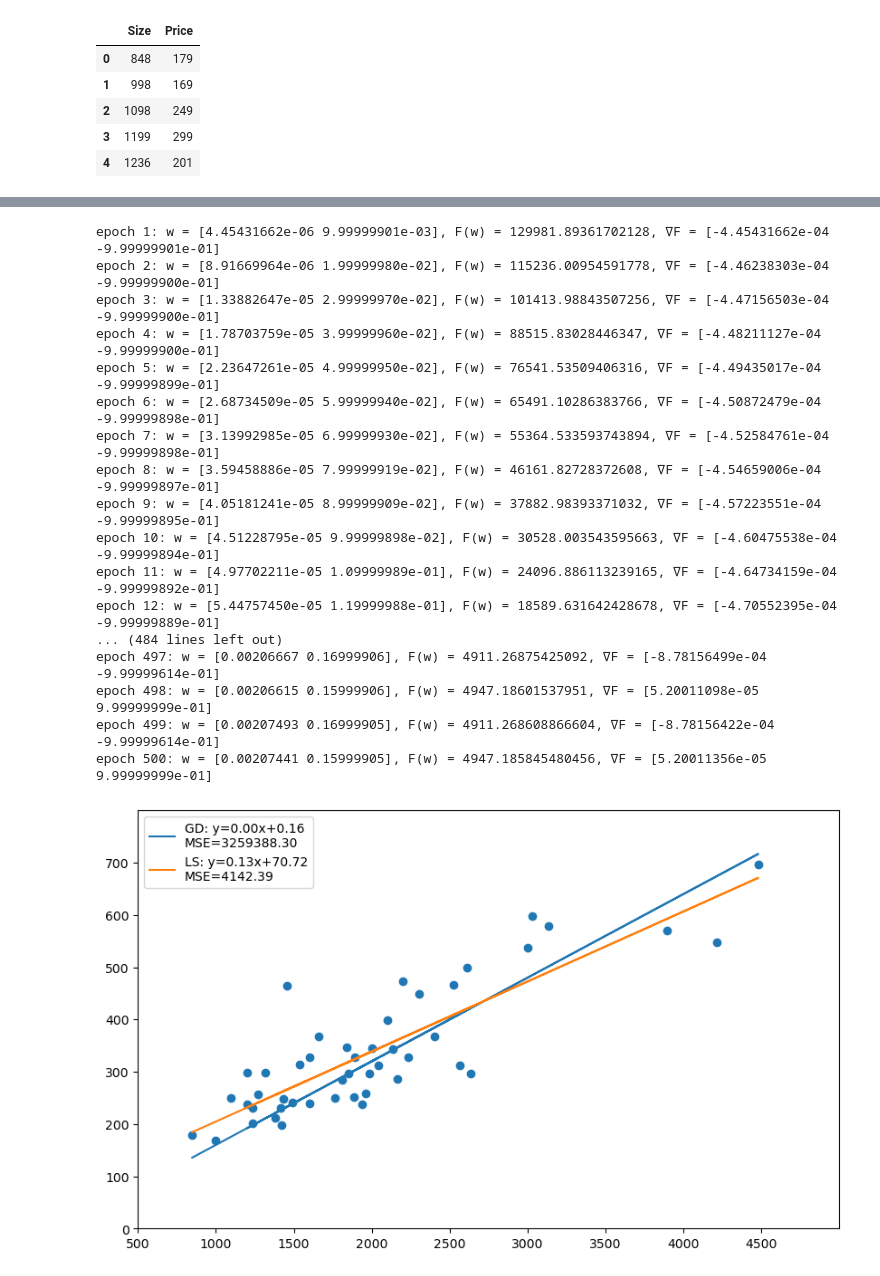
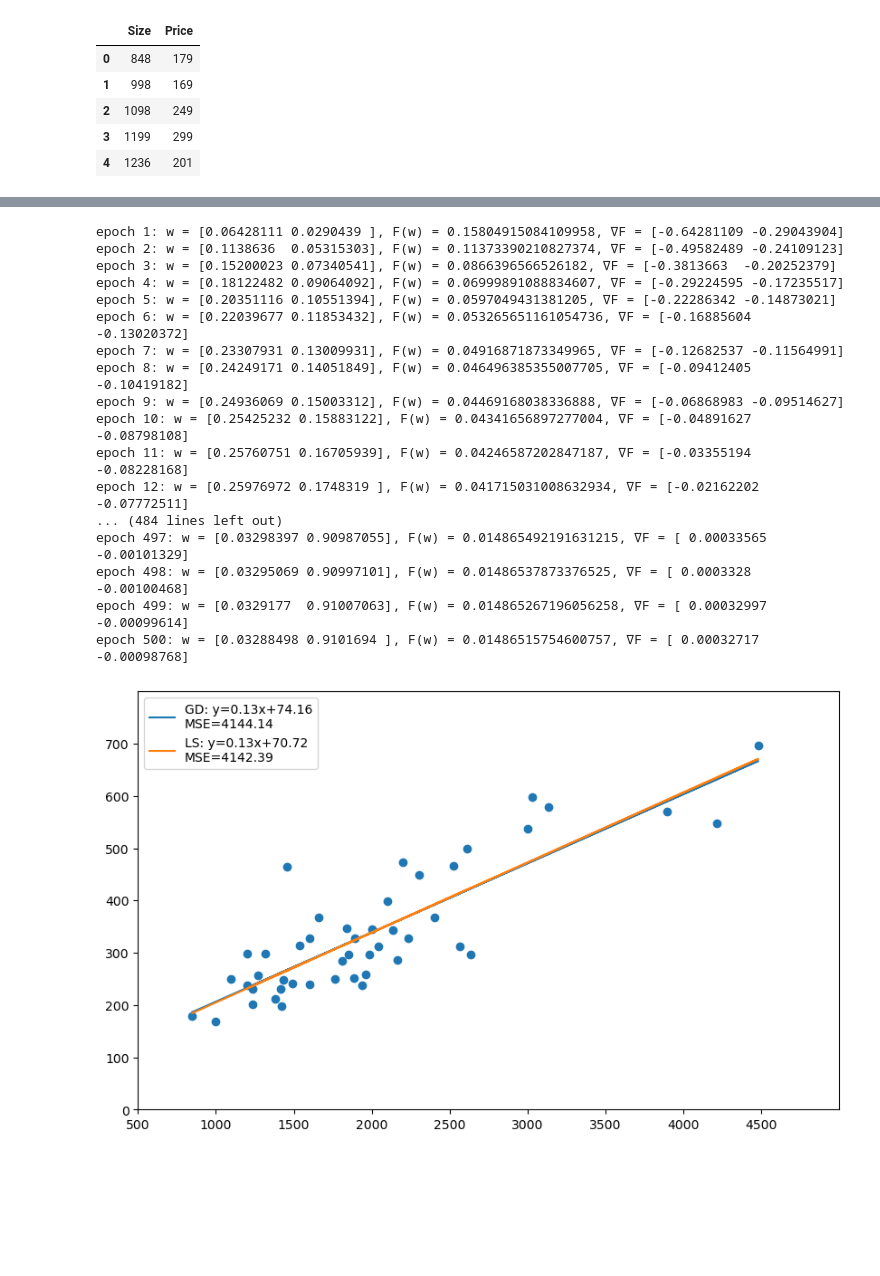
Before and after one commit to samkivioja/Regression-Models, a Jupyter notebook: regression.ipynb, the cells around one changed output, grey strips where cells are left out. Drawn from its saved outputs; the diff is of its cells as text; code cells hidden in the pictures; blank space fills up the shorter version.

```diff
--- a/regression.ipynb
+++ b/regression.ipynb
@@ -5,6 +7,6 @@ import matplotlib.pyplot as plt
 # %%
 # Function to calculate regression line (slope and intercept)
-def linRegression(x, y):
+def linRegress(x, y):
     """
     Calculate the slope and intercept of the regression line using the least squares method.
     Also returns the Mean Squared Error
@@ -59,7 +61,7 @@ y = ice_cream_df['Sales']
 # Calculate variance
 variance = np.mean((y - np.mean(y))**2)
 # Calculate the regression line
-y_pred, slope, intercept, mse = linRegression(x, y)
+y_pred, slope, intercept, mse = linRegress(x, y)
 
 # Plot the data
 fig, ax = plt.subplots(figsize=(6, 4))
@@ -125,7 +127,7 @@ for i, (key, data) in enumerate(anscombes.items()):
     ax[i].scatter(x, y, color='orange', s=80)
 
     # Calculate regression line
-    _, slope, intercept, mse = linRegression(x, y)
+    _, slope, intercept, mse = linRegress(x, y)
 
     ax[i].set_xlim(2, 20)
     x_min, x_max = ax[i].get_xlim()
@@ -419,38 +443,57 @@ epoch 26: w = [1.98759169e-04 1.99999934e-01], F(w) = 24096.883231038748, ∇F
 # %%
 _, ax = plt.subplots(figsize=(10,6))
 
 plt.scatter(house_df["Size"], house_df["Price"])
 
 ax.set_xlim(500, 5000)
 ax.set_ylim(0, 800)
 ax.set_xticks(range(500, 5000, 500))
 ax.set_yticks(range(0, 800, 100))
 
-y_pred, weights = linRegressGD((house_df["Size"], house_df["Price"]), 0.01, 500, clipnorm=1.0, results=True)
-mse = np.mean((y_pred - size) ** 2)
+# Normalize both input and output data
+x_normalized, x_min, x_max = normalize(house_df["Size"])
+y_normalized, y_min, y_max = normalize(house_df["Price"])
+
+y_pred_normalized, optimized_weights = linRegressGD(
+    (x_normalized, y_normalized),
+    eta=0.1,
+    epochs=500,
+    clipnorm=10.0,
+    results=True
+)
+# Denormalize predictions
+y_pred = denormalize(y_pred_normalized, y_min, y_max)
+
+# Denormalize weigths
+weights = np.copy(optimized_weights)[::-1] # Reverse order
+weights[0] *= (y_max - y_min) / (x_max - x_min)
+weights[1] = weights[1] * (y_max - y_min) + y_min - weights[0] * x_min
+
+mse = MSE(y_pred, (house_df["Size"], house_df["Price"])) #np.mean((y_pred - size) ** 2)
 plt.plot(house_df["Size"], y_pred, label=f'GD: y={weights[0]:.2f}x+{weights[1]:.2f}\nMSE={mse:.2f}')
 
-y_pred, slope, intercept, mse = linRegression(house_df["Size"], house_df["Price"])
+y_pred, slope, intercept, mse = linRegress(house_df["Size"], house_df["Price"])
 plt.plot(house_df["Size"], y_pred, label=f'LS: y={slope:.2f}x+{intercept:.2f}\nMSE={mse:.2f}')
+
 
 plt.legend()
 plt.show()
 # %% [output]
-epoch 1: w = [4.45431662e-06 9.99999901e-03], F(w) = 129981.89361702128, ∇F = [-4.45431662e-04 -9.99999901e-01]
-epoch 2: w = [8.91669964e-06 1.99999980e-02], F(w) = 115236.00954591778, ∇F = [-4.46238303e-04 -9.99999900e-01]
-epoch 3: w = [1.33882647e-05 2.99999970e-02], F(w) = 101413.98843507256, ∇F = [-4.47156503e-04 -9.99999900e-01]
-epoch 4: w = [1.78703759e-05 3.99999960e-02], F(w) = 88515.83028446347, ∇F = [-4.48211127e-04 -9.99999900e-01]
-epoch 5: w = [2.23647261e-05 4.99999950e-02], F(w) = 76541.53509406316, ∇F = [-4.49435017e-04 -9.99999899e-01]
-epoch 6: w = [2.68734509e-05 5.99999940e-02], F(w) = 65491.10286383766, ∇F = [-4.50872479e-04 -9.99999898e-01]
-epoch 7: w = [3.13992985e-05 6.99999930e-02], F(w) = 55364.533593743894, ∇F = [-4.52584761e-04 -9.99999898e-01]
-epoch 8: w = [3.59458886e-05 7.99999919e-02], F(w) = 46161.82728372608, ∇F = [-4.54659006e-04 -9.99999897e-01]
-epoch 9: w = [4.05181241e-05 8.99999909e-02], F(w) = 37882.98393371032, ∇F = [-4.57223551e-04 -9.99999895e-01]
-epoch 10: w = [4.51228795e-05 9.99999898e-02], F(w) = 30528.003543595663, ∇F = [-4.60475538e-04 -9.99999894e-01]
-epoch 11: w = [4.97702211e-05 1.09999989e-01], F(w) = 24096.886113239165, ∇F = [-4.64734159e-04 -9.99999892e-01]
-epoch 12: w = [5.44757450e-05 1.19999988e-01], F(w) = 18589.631642428678, ∇F = [-4.70552395e-04 -9.99999889e-01]
+epoch 1: w = [0.06428111 0.0290439 ], F(w) = 0.15804915084109958, ∇F = [-0.64281109 -0.29043904]
+epoch 2: w = [0.1138636  0.05315303], F(w) = 0.11373390210827374, ∇F = [-0.49582489 -0.24109123]
+epoch 3: w = [0.15200023 0.07340541], F(w) = 0.0866396566526182, ∇F = [-0.3813663  -0.20252379]
+epoch 4: w = [0.18122482 0.09064092], F(w) = 0.06999891088834607, ∇F = [-0.29224595 -0.17235517]
+epoch 5: w = [0.20351116 0.10551394], F(w) = 0.0597049431381205, ∇F = [-0.22286342 -0.14873021]
+epoch 6: w = [0.22039677 0.11853432], F(w) = 0.053265651161054736, ∇F = [-0.16885604 -0.13020372]
+epoch 7: w = [0.23307931 0.13009931], F(w) = 0.04916871873349965, ∇F = [-0.12682537 -0.11564991]
+epoch 8: w = [0.24249171 0.14051849], F(w) = 0.046496385355007705, ∇F = [-0.09412405 -0.10419182]
+epoch 9: w = [0.24936069 0.15003312], F(w) = 0.04469168038336888, ∇F = [-0.06868983 -0.09514627]
+epoch 10: w = [0.25425232 0.15883122], F(w) = 0.04341656897277004, ∇F = [-0.04891627 -0.08798108]
+epoch 11: w = [0.25760751 0.16705939], F(w) = 0.04246587202847187, ∇F = [-0.03355194 -0.08228168]
+epoch 12: w = [0.25976972 0.1748319 ], F(w) = 0.041715031008632934, ∇F = [-0.02162202 -0.07772511]
 ... (484 lines left out)
-epoch 497: w = [0.00206667 0.16999906], F(w) = 4911.26875425092, ∇F = [-8.78156499e-04 -9.99999614e-01]
-epoch 498: w = [0.00206615 0.15999906], F(w) = 4947.18601537951, ∇F = [5.20011098e-05 9.99999999e-01]
-epoch 499: w = [0.00207493 0.16999905], F(w) = 4911.268608866604, ∇F = [-8.78156422e-04 -9.99999614e-01]
-epoch 500: w = [0.00207441 0.15999905], F(w) = 4947.185845480456, ∇F = [5.20011356e-05 9.99999999e-01]
+epoch 497: w = [0.03298397 0.90987055], F(w) = 0.014865492191631215, ∇F = [ 0.00033565 -0.00101329]
+epoch 498: w = [0.03295069 0.90997101], F(w) = 0.01486537873376525, ∇F = [ 0.0003328  -0.00100468]
+epoch 499: w = [0.0329177  0.91007063], F(w) = 0.014865267196056258, ∇F = [ 0.00032997 -0.00099614]
+epoch 500: w = [0.03288498 0.9101694 ], F(w) = 0.01486515754600757, ∇F = [ 0.00032717 -0.00098768]
-[figure, old version]
+[figure, new version]
```
Also changed, not shown: parts of 10 cells of this notebook.
